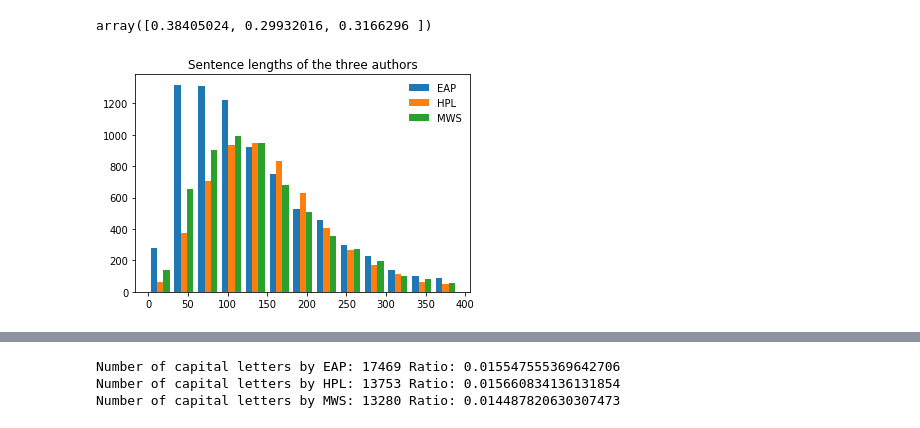
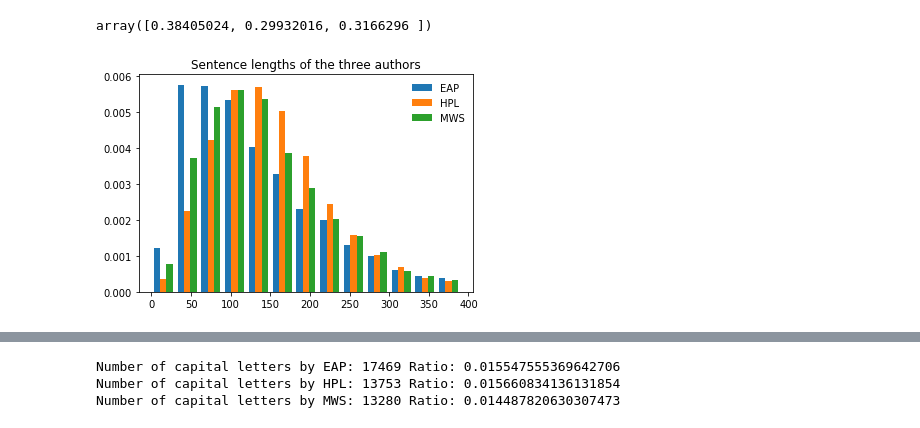
Before and after one commit to fwbane/author, a Jupyter notebook: feature_engineering_notebook.ipynb, the cells around one changed output, grey strips where cells are left out. Cells and saved outputs as stored; diff of their text form; code cells hidden in the pictures.

```diff
--- a/feature_engineering_notebook.ipynb
+++ b/feature_engineering_notebook.ipynb
@@ -12,6 +20,8 @@ HPL_major_works = [1928, 1936, 1943]
 MWS_start = 1818
 MWS_end = 1837
 MWS_major_works = [1818, 1823, 1826, 1830, 1835, 1837]
+# %%
+df = pd.read_csv('train.csv', index_col='id')
 # %%
 ngram_data_regex = re.compile(r'imeseries\": \[(\d|\.|\s|,|e|-)*\]')
 # %%
@@ -221,18 +231,18 @@ array([0.38405024, 0.29932016, 0.3166296 ])
 # %%
 import matplotlib.pyplot as plt
 
 EAP_sentence_lengths = [len(t) for t in df[df['author']=='EAP'].text]
 HPL_sentence_lengths = [len(t) for t in df[df['author']=='HPL'].text]
 MWS_sentence_lengths = [len(t) for t in df[df['author']=='MWS'].text]
 labels = ['EAP', 'HPL', 'MWS']
 
 plt.figure()
-H = plt.hist([EAP_sentence_lengths, HPL_sentence_lengths, MWS_sentence_lengths], label=labels, bins=[i for i in range(0, 400, 30)])
+H = plt.hist([EAP_sentence_lengths, HPL_sentence_lengths, MWS_sentence_lengths], label=labels, bins=[i for i in range(0, 400, 30)], density=True)
 leg = plt.legend(frameon=False)
 plt.title("Sentence lengths of the three authors")
 plt.show()
 # %% [output]
-[figure, old version]
+[figure, new version]
 # %%
 plt.figure()
 H = plt.hist([EAP_word_counts, HPL_word_counts, MWS_word_counts], label=labels, bins=[i for i in range(0, 60, 3)])
```
Also changed, not shown: parts of 14 cells of this notebook.
